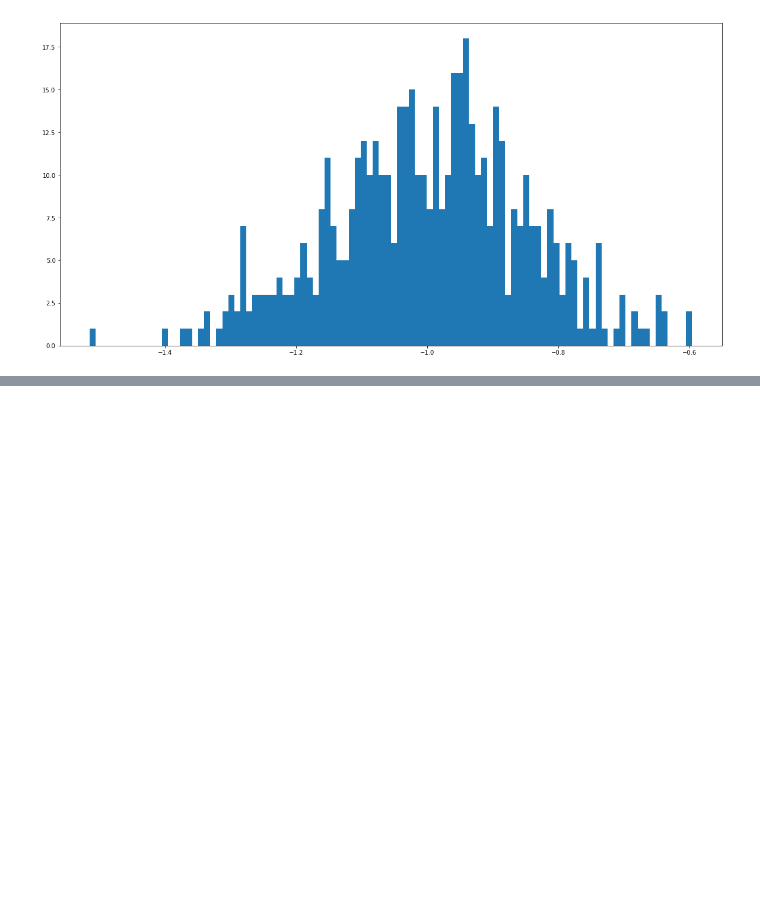
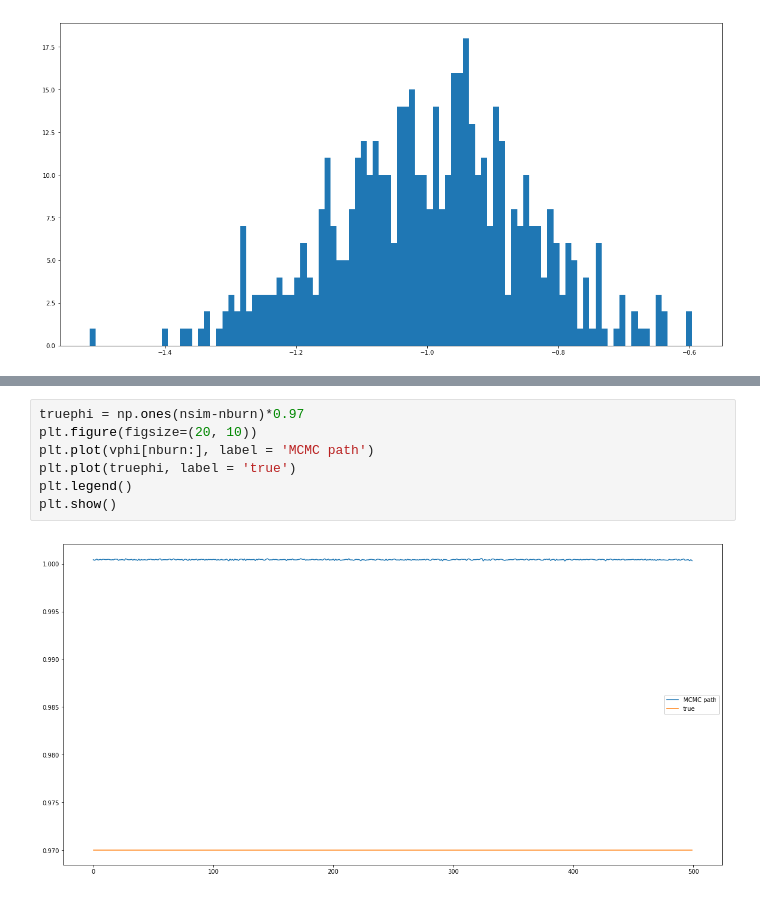
Before and after one commit to keiikegami/BayesHW9-10, a Jupyter notebook: HW10.ipynb, the cells around one changed output, grey strips where cells are left out. Saved outputs shown, nothing was run; the diff lists cells and outputs as text; blank space fills up the shorter version.

```diff
--- a/HW10.ipynb
+++ b/HW10.ipynb
@@ -234,0 +312,9 @@ plt.show()
+# %%
+truephi = np.ones(nsim-nburn)*0.97
+plt.figure(figsize=(20, 10))
+plt.plot(vphi[nburn:], label = 'MCMC path')
+plt.plot(truephi, label = 'true')
+plt.legend()
+plt.show()
+# %% [output]
+[figure, added]
```
Also changed, not shown: parts of 5 cells of this notebook.
